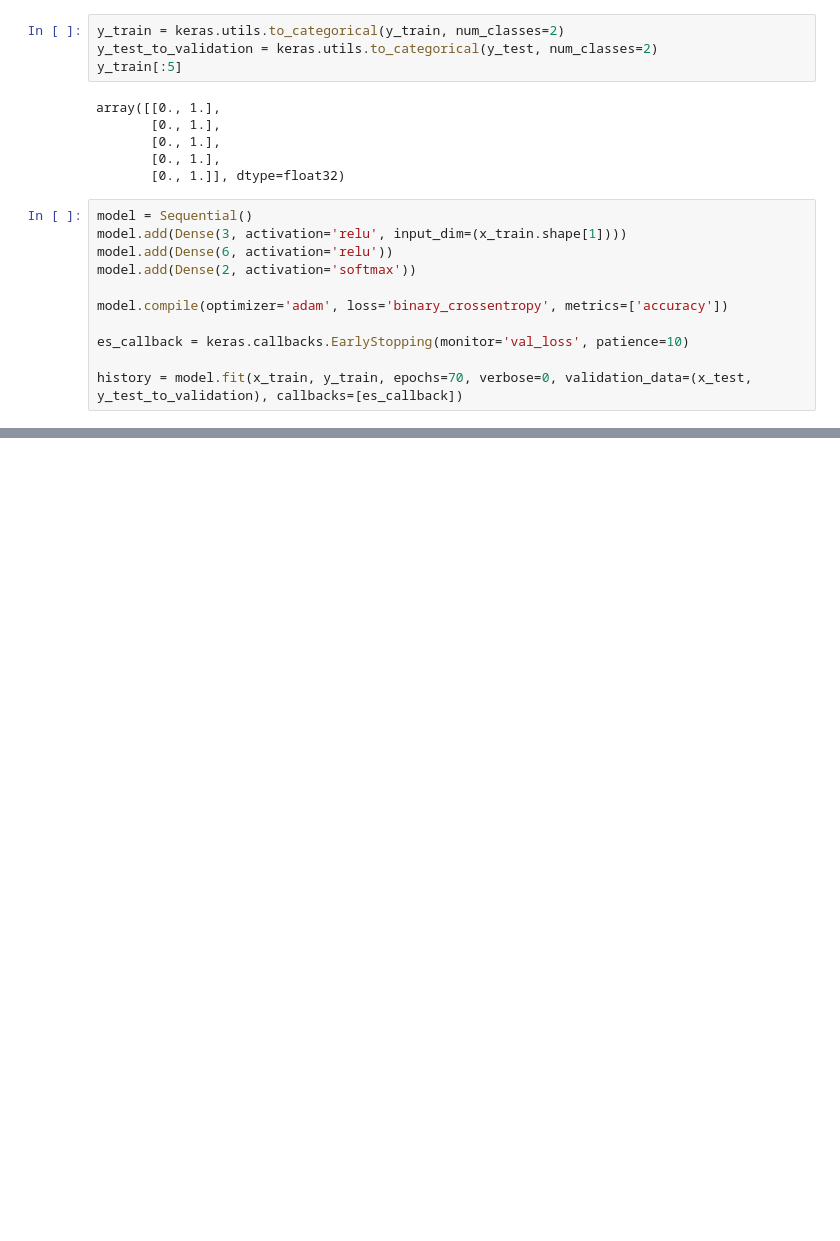
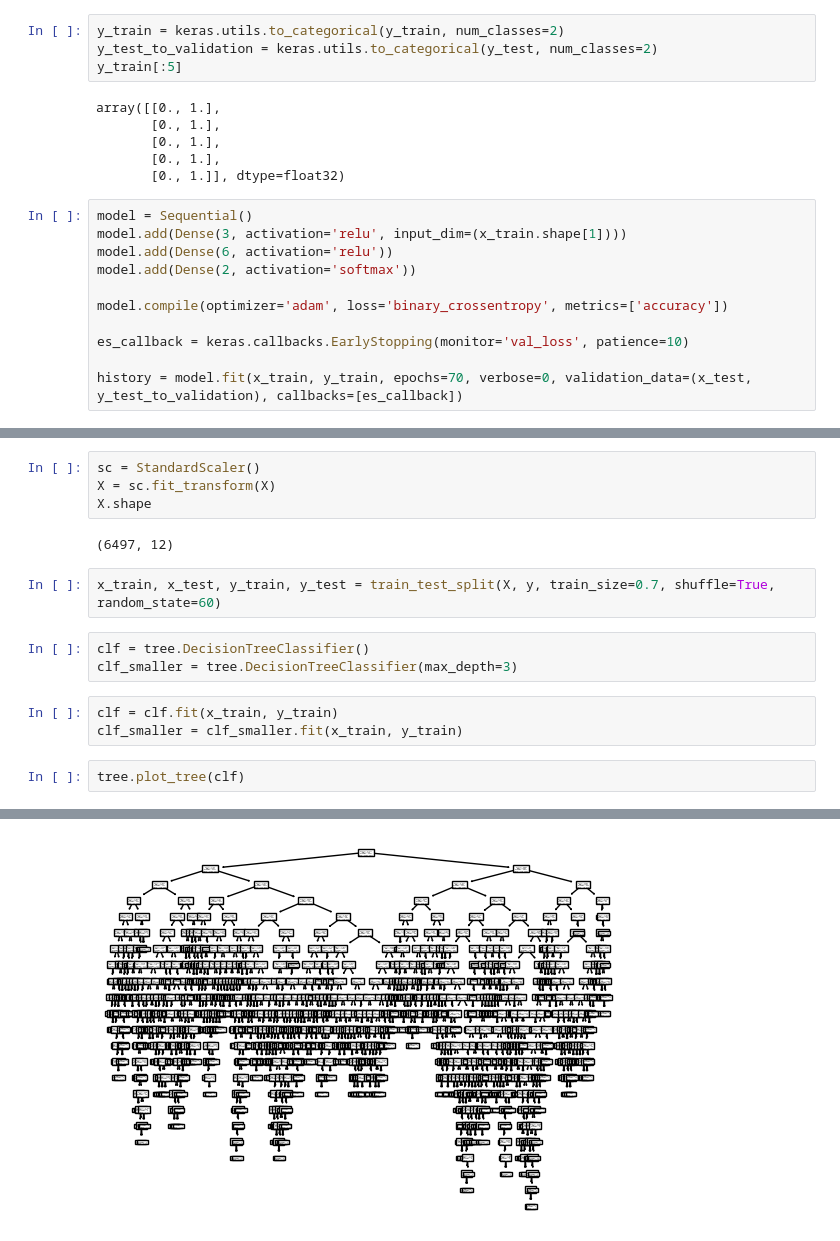
Before and after one commit to piotrd22/computational_intelligence_ug, a Jupyter notebook: project02/project.ipynb, the cells around one changed output, grey strips where cells are left out. Saved outputs shown, nothing was run; the diff lists cells and outputs as text; blank space fills up the shorter version.

```diff
--- a/project02/project.ipynb
+++ b/project02/project.ipynb
@@ -395,0 +456,17 @@ plt.show()
+# %%
+sc = StandardScaler()
+X = sc.fit_transform(X)
+X.shape
+# %% [output]
+(6497, 12)
+# %%
+x_train, x_test, y_train, y_test = train_test_split(X, y, train_size=0.7, shuffle=True, random_state=60)
+# %%
+clf = tree.DecisionTreeClassifier()
+clf_smaller = tree.DecisionTreeClassifier(max_depth=3)
+# %%
+clf = clf.fit(x_train, y_train)
+clf_smaller = clf_smaller.fit(x_train, y_train)
+# %%
+tree.plot_tree(clf)
+# %% [output]
@@ -395,0 +490 @@ plt.show()
+[figure, added]
```
Also changed, not shown: parts of 28 cells of this notebook.
